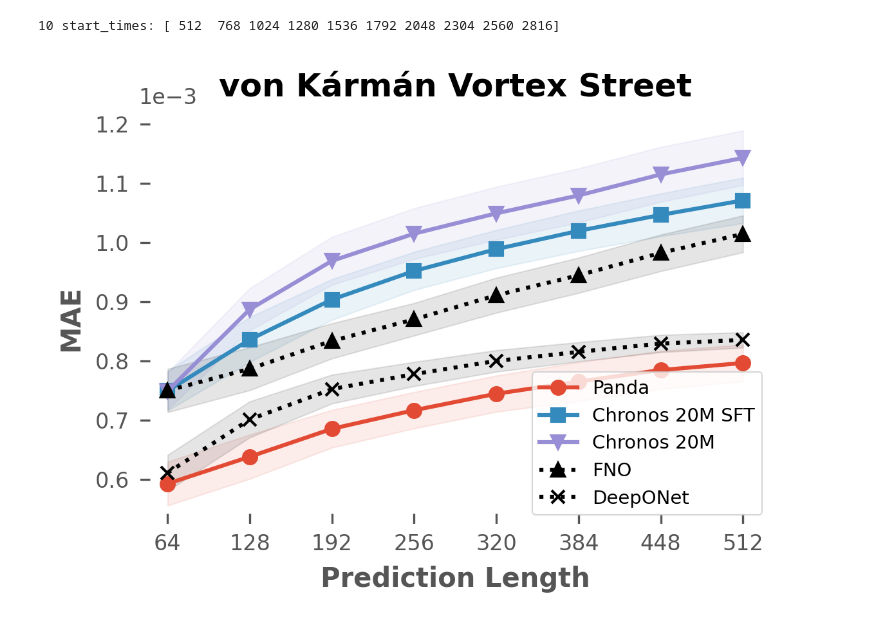
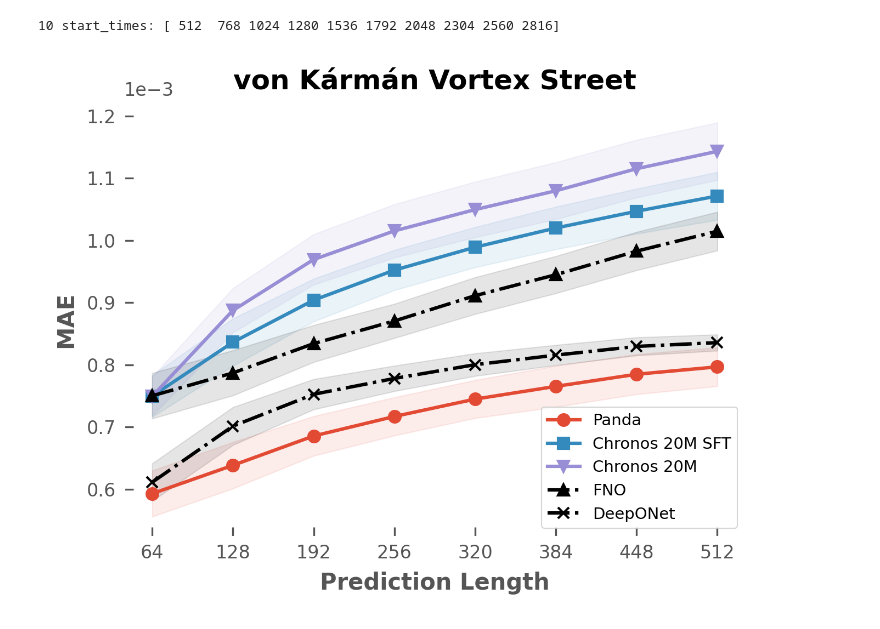
Before and after one commit to abao1999/panda, a Jupyter notebook: notebooks/vonkarman.ipynb, the cells around one changed output. Drawn from its saved outputs; the diff is of its cells as text; code cells hidden in the pictures.

```diff
--- a/notebooks/vonkarman.ipynb
+++ b/notebooks/vonkarman.ipynb
@@ -463,7 +463,7 @@ chronos_ft_metrics_path = os.path.join(
     f"chronos_ft_preds_{n_runs}{'' if use_chronos_deterministic else '_nondeterministic'}.npy",
 )
 if os.path.exists(chronos_ft_metrics_path):
-    chronos_ft_rollout_metrics = np.load(chronos_ft_metrics_path, allow_pickle=True)
+    chronos_ft_rollout_metrics = np.load(chronos_ft_metrics_path, allow_pickle=True).item()
 else:
     chronos_ft_rollout_metrics = defaultdict(dict)
     for start_time in tqdm(start_times, desc="Running rollouts"):
@@ -495,7 +495,7 @@ chronos_zs_metrics_path = os.path.join(
     f"chronos_zs_preds_{n_runs}{'' if use_chronos_deterministic else '_nondeterministic'}.npy",
 )
 if os.path.exists(chronos_zs_metrics_path):
-    chronos_zs_rollout_metrics = np.load(chronos_zs_metrics_path, allow_pickle=True)
+    chronos_zs_rollout_metrics = np.load(chronos_zs_metrics_path, allow_pickle=True).item()
 else:
     chronos_zs_rollout_metrics = defaultdict(dict)
     for start_time in tqdm(start_times, desc="Running rollouts"):
@@ -524,7 +524,7 @@ else:
 # %%
 fno_metrics_path = os.path.join(save_dir, f"fno_preds_{n_runs}.npy")
 if os.path.exists(fno_metrics_path):
-    fno_rollout_metrics = np.load(fno_metrics_path, allow_pickle=True)
+    fno_rollout_metrics = np.load(fno_metrics_path, allow_pickle=True).item()
 else:
     fno_rollout_metrics = defaultdict(dict)
     for start_time in tqdm(start_times, desc="Running rollouts"):
@@ -545,7 +545,7 @@ else:
 # %%
 don_metrics_path = os.path.join(save_dir, f"don_preds_{n_runs}.npy")
 if os.path.exists(don_metrics_path):
-    don_rollout_metrics = np.load(don_metrics_path, allow_pickle=True)
+    don_rollout_metrics = np.load(don_metrics_path, allow_pickle=True).item()
 else:
     don_rollout_metrics = defaultdict(dict)
     for start_time in tqdm(start_times, desc="Running rollouts"):
@@ -588,37 +588,37 @@ def plot_model_results(
         color=color,
     )
 # %%
-plt.figure(figsize=(4, 3))
+plt.figure(figsize=(4.5, 3.5))
 
 markers = ["o", "s", "v", "^", "x"]
 model_names = ["Panda", "Chronos 20M SFT", "Chronos 20M", "FNO", "DeepONet"]
 rollout_metrics = [
     our_model_rollout_metrics,
     chronos_ft_rollout_metrics,
     chronos_zs_rollout_metrics,
     fno_rollout_metrics,
     don_rollout_metrics,
 ]
 for model, metrics, marker in zip(model_names, rollout_metrics, markers):
     means, medians, stds, stes = calculate_stats(metrics["mae"])
-    linestyle = ":" if model in ("FNO", "DeepONet") else "-"
+    linestyle = "-." if model in ("FNO", "DeepONet") else "-"
     color = "k" if model in ("FNO", "DeepONet") else plt.gca()._get_lines.get_next_color()
     plot_model_results(means, stes, marker, label=model, linestyle=linestyle, color=color)
     plt.xlabel("Prediction Length", fontweight="bold")
     plt.xticks(list(means.keys()))
     plt.title("von Kármán Vortex Street", fontweight="bold")
     plt.ylabel("MAE", fontweight="bold")
     plt.ticklabel_format(axis="y", style="sci", scilimits=(0, 0))
 
 plt.legend(loc="lower right", frameon=True, fontsize=7)
 plt.tight_layout()
 plt.savefig(
-    os.path.join(figs_save_dir, f"vonkarman_all_models_{metric_name}.pdf"),
+    os.path.join(figs_save_dir, "vonkarman_all_models_mae.pdf"),
     bbox_inches="tight",
 )
 plt.show()
 # %% [output]
-[figure, old version]
+[figure, new version]
 # %%
 metrics_combined = {
     "Panda": our_model_rollout_metrics,
```
Also changed, not shown: parts of 1 cell of this notebook.
